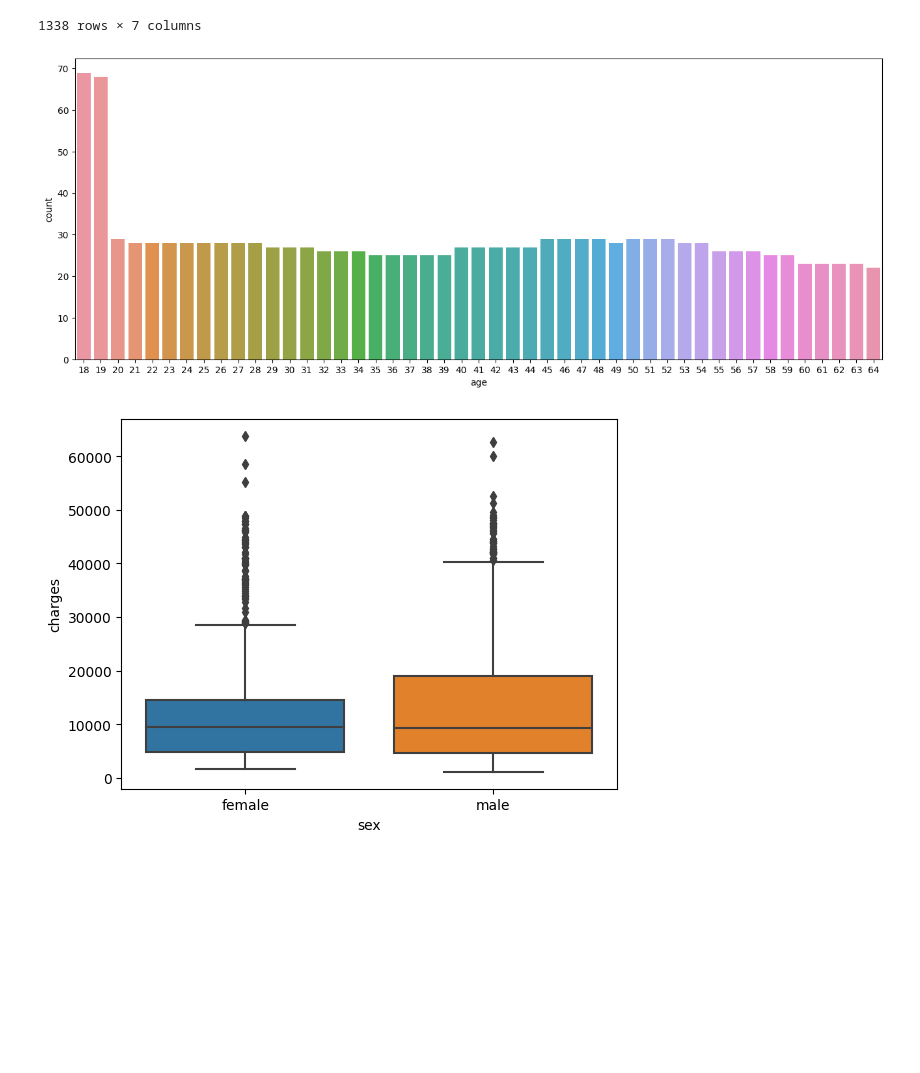
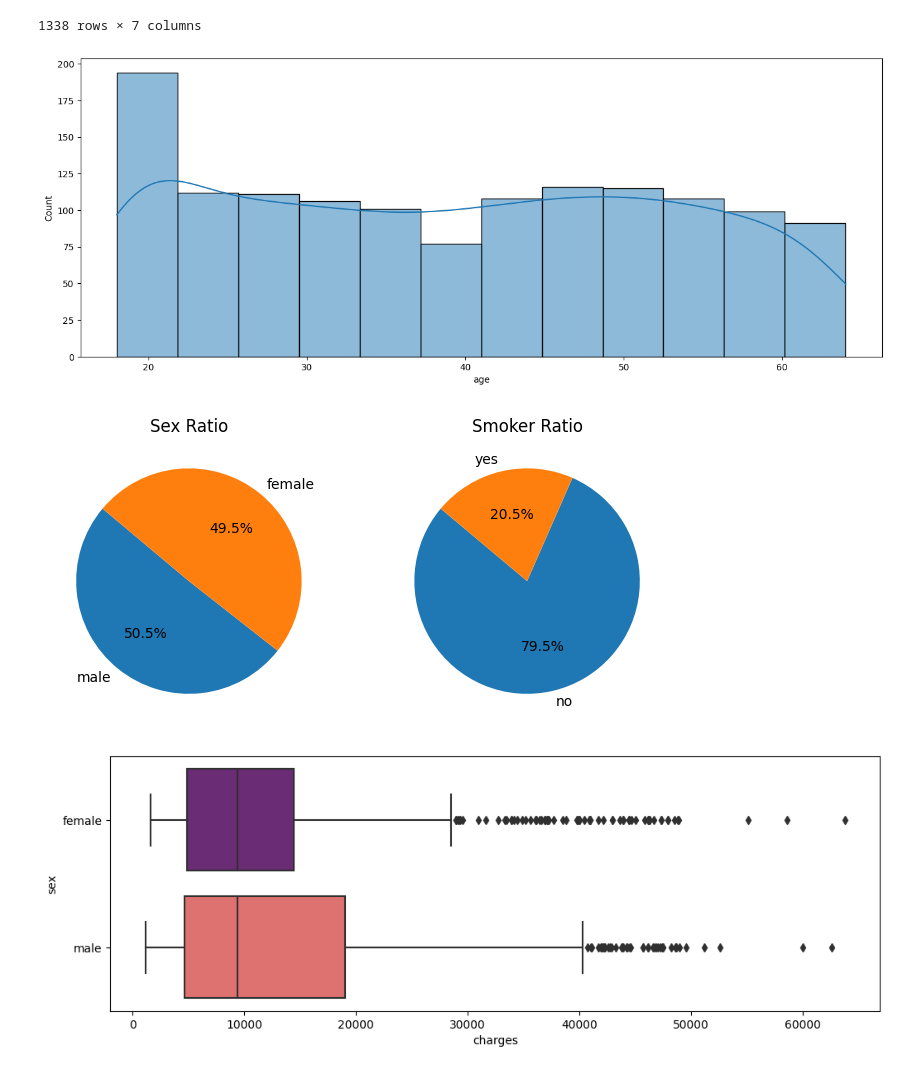
Before and after one commit to johann-wg/Kaggle, a Jupyter notebook: kaggle_medical_cost.ipynb, the cells around one changed output. Drawn from its saved outputs; the diff is of its cells as text; code cells hidden in the pictures; blank space fills up the shorter version.

```diff
--- a/kaggle_medical_cost.ipynb
+++ b/kaggle_medical_cost.ipynb
@@ -22,15 +22,24 @@ data
 1338 rows × 7 columns
 # %%
 plt.figure(figsize=(16,6))
-sns.countplot(x=data['age'])
+sns.histplot(x=data['age'], kde=True, palette='spring')
 plt.show()
 # %% [output]
-[figure, old version]
+[figure, new version]
+# %%
+fig, axes = plt.subplots(1, 2, figsize=(8,5))
+axes[0].pie(x=data['sex'].value_counts(), labels=data['sex'].value_counts().index, autopct='%1.1f%%', startangle=140)
+axes[0].set_title('Sex Ratio')
+axes[1].pie(x=data['smoker'].value_counts(), labels=data['smoker'].value_counts().index, autopct='%1.1f%%', startangle=140)
+axes[1].set_title('Smoker Ratio')
+plt.show()
+# %% [output]
+[figure, added]
 # %%
 sex = data.groupby('sex')['charges'].mean()
-plt.figure()
-sns.boxplot(x=data['sex'], y=data['charges'])
+plt.figure(figsize=(12,4))
+sns.boxplot(y=data['sex'], x=data['charges'], palette='magma')
 # plt.yscale('log')
 plt.show()
 # %% [output]
-[figure, old version]
+[figure, new version]
```
Also changed, not shown: parts of 3 cells of this notebook.
